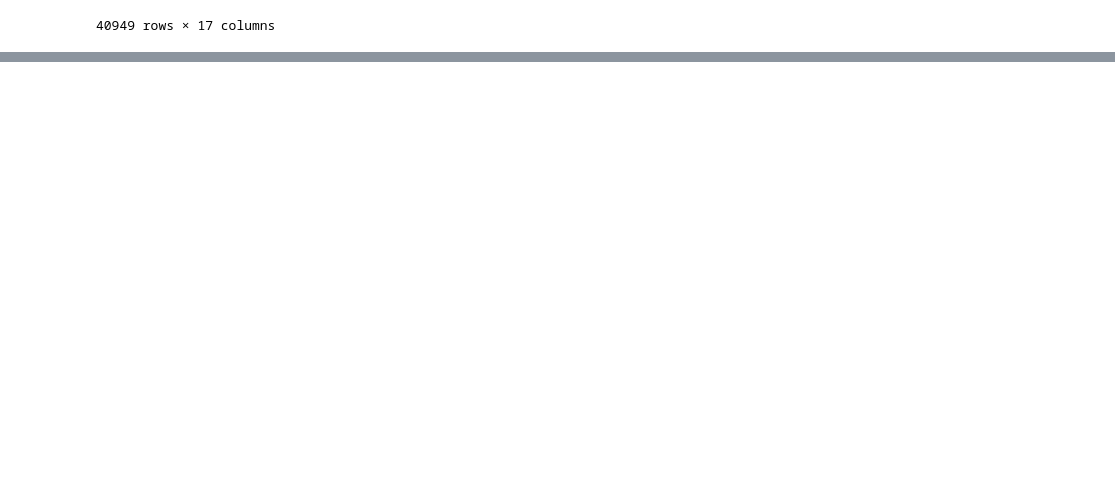
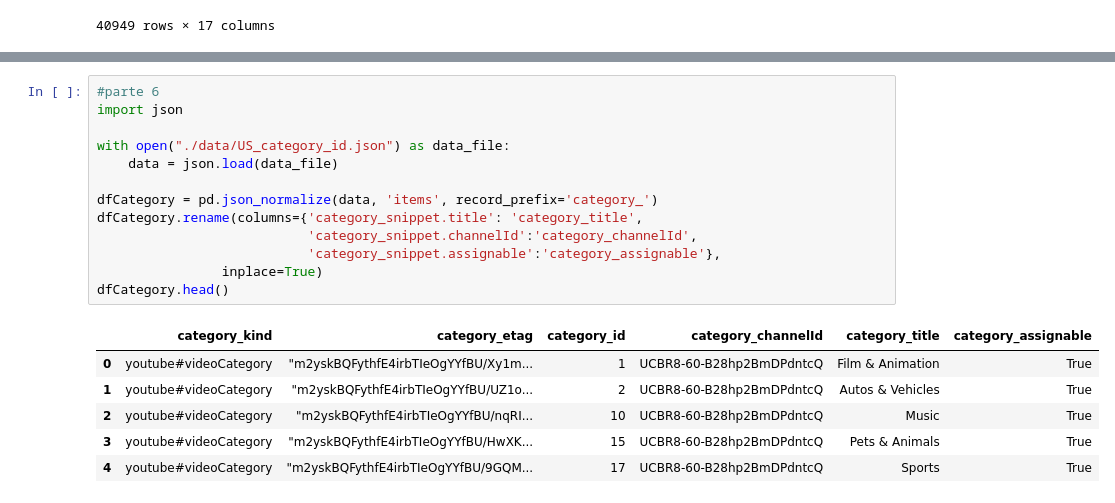
Before and after one commit to negalaz/DataTranslator, a Jupyter notebook: CU_YT_NGP_JERR.ipynb, the cells around one changed output, grey strips where cells are left out. Saved outputs shown, nothing was run; the diff lists cells and outputs as text; blank space fills up the shorter version.

```diff
--- a/CU_YT_NGP_JERR.ipynb
+++ b/CU_YT_NGP_JERR.ipynb
@@ -109,0 +122,20 @@ dfv
+# %%
+#parte 6
+import json
+
+with open("./data/US_category_id.json") as data_file:
+    data = json.load(data_file)
+
+dfCategory = pd.json_normalize(data, 'items', record_prefix='category_')
+dfCategory.rename(columns={'category_snippet.title': 'category_title',
+                           'category_snippet.channelId':'category_channelId',
+                           'category_snippet.assignable':'category_assignable'},
+                inplace=True)
+dfCategory.head()
+# %% [output]
+|  | category_kind | category_etag | category_id | category_channelId | category_title | category_assignable |
+| 0 | youtube#videoCategory | "m2yskBQFythfE4irbTIeOgYYfBU/Xy1m... | 1 | UCBR8-60-B28hp2BmDPdntcQ | Film & Animation | True |
+| 1 | youtube#videoCategory | "m2yskBQFythfE4irbTIeOgYYfBU/UZ1o... | 2 | UCBR8-60-B28hp2BmDPdntcQ | Autos & Vehicles | True |
+| 2 | youtube#videoCategory | "m2yskBQFythfE4irbTIeOgYYfBU/nqRI... | 10 | UCBR8-60-B28hp2BmDPdntcQ | Music | True |
+| 3 | youtube#videoCategory | "m2yskBQFythfE4irbTIeOgYYfBU/HwXK... | 15 | UCBR8-60-B28hp2BmDPdntcQ | Pets & Animals | True |
+| 4 | youtube#videoCategory | "m2yskBQFythfE4irbTIeOgYYfBU/9GQM... | 17 | UCBR8-60-B28hp2BmDPdntcQ | Sports | True |
```
Also changed, not shown: parts of 7 cells of this notebook.
